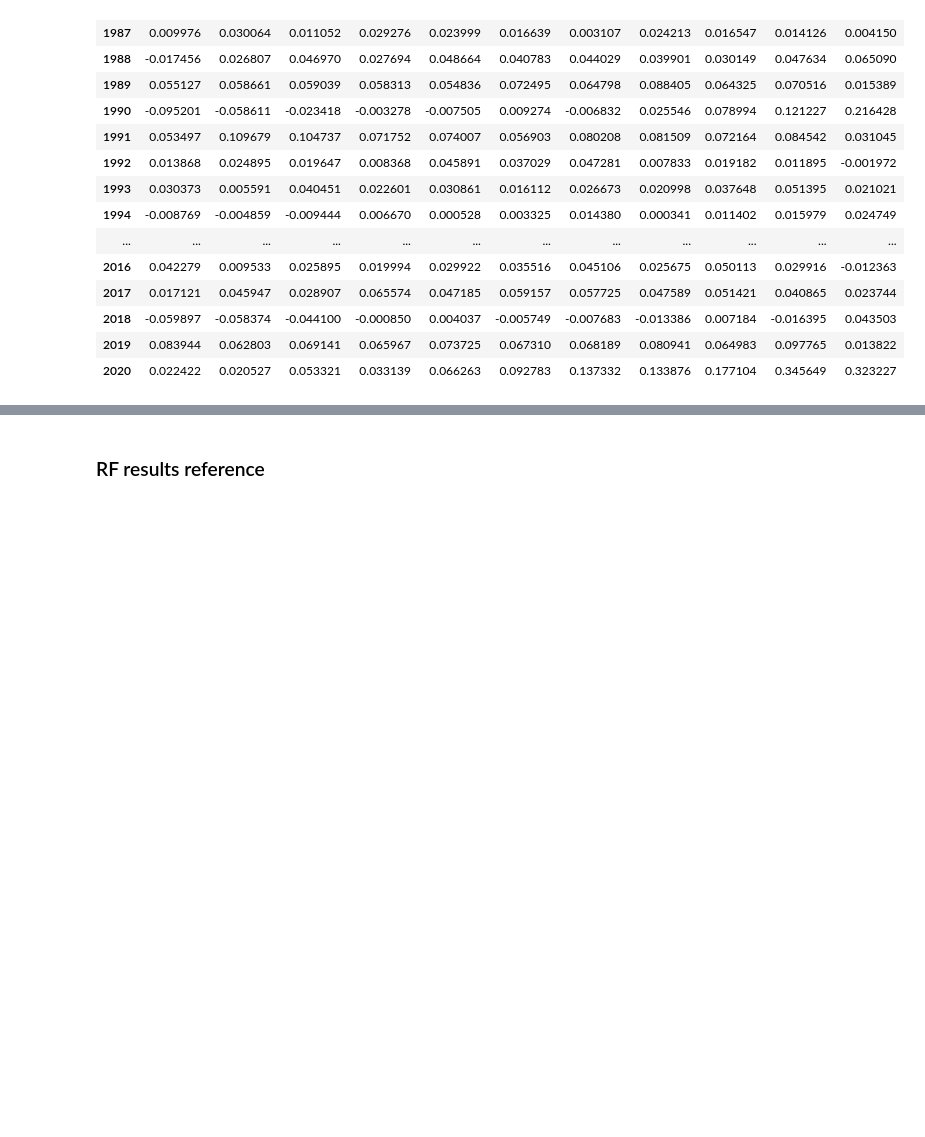
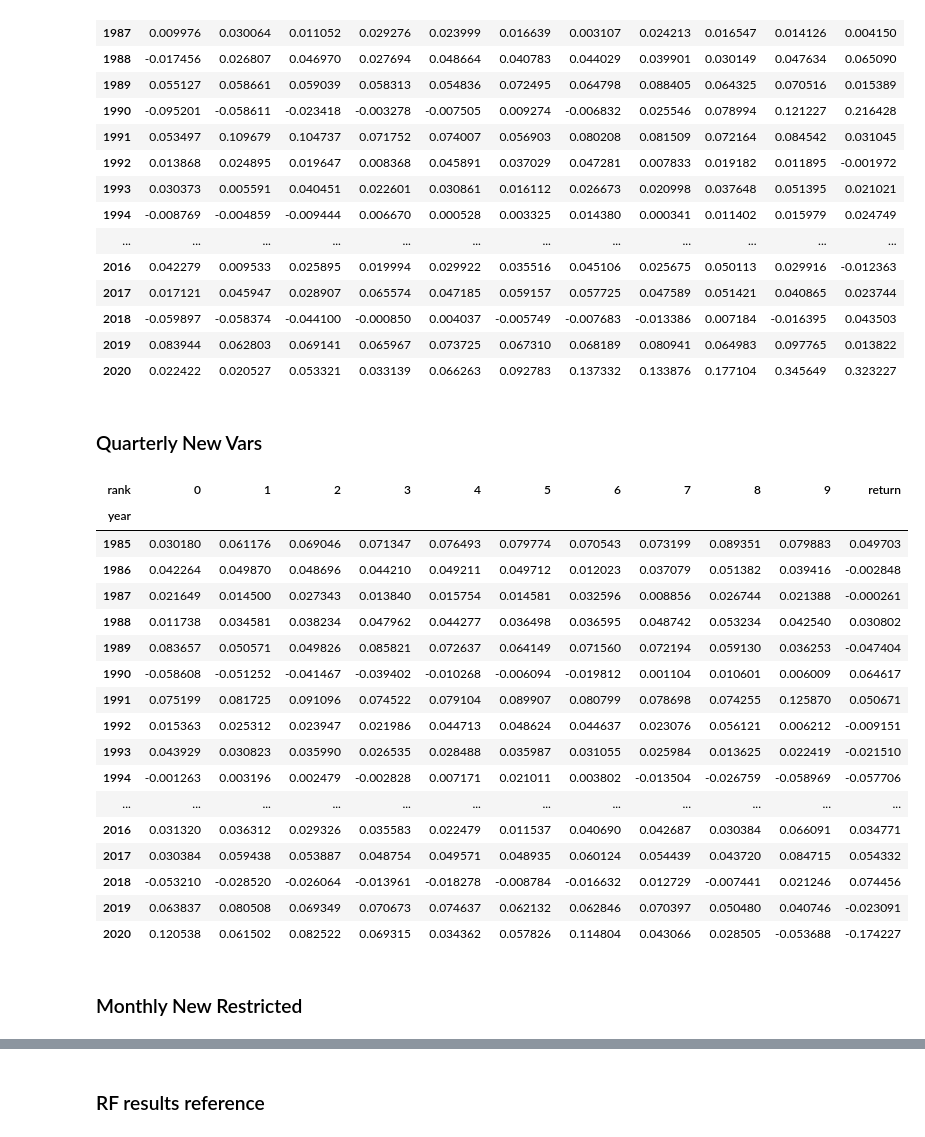
Before and after one commit to kevinidea/neural_network_stock_model, a Jupyter notebook: src/prediction_postprocessing.ipynb, the cells around one changed output, grey strips where cells are left out. Cells and saved outputs as stored; diff of their text form; code cells hidden in the pictures; blank space fills up the shorter version.

```diff
--- a/src/prediction_postprocessing.ipynb
+++ b/src/prediction_postprocessing.ipynb
@@ -216,5 +228,7 @@ def analyze_result_files(result_dir):
 
     return summary
 # %%
+quarterly_restricted_result_dir = 'kevin/output/prediction/quarterly_new_restricted/result.csv'
+quarterly_new_result_dir = 'kevin/output/prediction/quarterly_new_vars/result.csv'
 monthly_restricted_result_dir = 'kevin/output/prediction/monthly_new_restricted/result.csv'
-quarterly_restricted_result_dir = 'kevin/output/prediction/quarterly_new_restricted/result.csv'
+monthly_new_result_dir = 'kevin/output/prediction/monthly_new_vars/result.csv'
@@ -260,3 +255,28 @@ analyze_result_files(quarterly_restricted_result_dir)
 | 2018 | -0.059897 | -0.058374 | -0.044100 | -0.000850 | 0.004037 | -0.005749 | -0.007683 | -0.013386 | 0.007184 | -0.016395 | 0.043503 |
 | 2019 | 0.083944 | 0.062803 | 0.069141 | 0.065967 | 0.073725 | 0.067310 | 0.068189 | 0.080941 | 0.064983 | 0.097765 | 0.013822 |
 | 2020 | 0.022422 | 0.020527 | 0.053321 | 0.033139 | 0.066263 | 0.092783 | 0.137332 | 0.133876 | 0.177104 | 0.345649 | 0.323227 |
+# %% [markdown]
+### Quarterly New Vars
+# %%
+analyze_result_files(quarterly_new_result_dir)
+# %% [output]
+| rank | 0 | 1 | 2 | 3 | 4 | 5 | 6 | 7 | 8 | 9 | return |
+| year |  |  |  |  |  |  |  |  |  |  |  |
+| 1985 | 0.030180 | 0.061176 | 0.069046 | 0.071347 | 0.076493 | 0.079774 | 0.070543 | 0.073199 | 0.089351 | 0.079883 | 0.049703 |
+| 1986 | 0.042264 | 0.049870 | 0.048696 | 0.044210 | 0.049211 | 0.049712 | 0.012023 | 0.037079 | 0.051382 | 0.039416 | -0.002848 |
+| 1987 | 0.021649 | 0.014500 | 0.027343 | 0.013840 | 0.015754 | 0.014581 | 0.032596 | 0.008856 | 0.026744 | 0.021388 | -0.000261 |
+| 1988 | 0.011738 | 0.034581 | 0.038234 | 0.047962 | 0.044277 | 0.036498 | 0.036595 | 0.048742 | 0.053234 | 0.042540 | 0.030802 |
+| 1989 | 0.083657 | 0.050571 | 0.049826 | 0.085821 | 0.072637 | 0.064149 | 0.071560 | 0.072194 | 0.059130 | 0.036253 | -0.047404 |
+| 1990 | -0.058608 | -0.051252 | -0.041467 | -0.039402 | -0.010268 | -0.006094 | -0.019812 | 0.001104 | 0.010601 | 0.006009 | 0.064617 |
+| 1991 | 0.075199 | 0.081725 | 0.091096 | 0.074522 | 0.079104 | 0.089907 | 0.080799 | 0.078698 | 0.074255 | 0.125870 | 0.050671 |
+| 1992 | 0.015363 | 0.025312 | 0.023947 | 0.021986 | 0.044713 | 0.048624 | 0.044637 | 0.023076 | 0.056121 | 0.006212 | -0.009151 |
+| 1993 | 0.043929 | 0.030823 | 0.035990 | 0.026535 | 0.028488 | 0.035987 | 0.031055 | 0.025984 | 0.013625 | 0.022419 | -0.021510 |
+| 1994 | -0.001263 | 0.003196 | 0.002479 | -0.002828 | 0.007171 | 0.021011 | 0.003802 | -0.013504 | -0.026759 | -0.058969 | -0.057706 |
+| ... | ... | ... | ... | ... | ... | ... | ... | ... | ... | ... | ... |
+| 2016 | 0.031320 | 0.036312 | 0.029326 | 0.035583 | 0.022479 | 0.011537 | 0.040690 | 0.042687 | 0.030384 | 0.066091 | 0.034771 |
+| 2017 | 0.030384 | 0.059438 | 0.053887 | 0.048754 | 0.049571 | 0.048935 | 0.060124 | 0.054439 | 0.043720 | 0.084715 | 0.054332 |
+| 2018 | -0.053210 | -0.028520 | -0.026064 | -0.013961 | -0.018278 | -0.008784 | -0.016632 | 0.012729 | -0.007441 | 0.021246 | 0.074456 |
+| 2019 | 0.063837 | 0.080508 | 0.069349 | 0.070673 | 0.074637 | 0.062132 | 0.062846 | 0.070397 | 0.050480 | 0.040746 | -0.023091 |
+| 2020 | 0.120538 | 0.061502 | 0.082522 | 0.069315 | 0.034362 | 0.057826 | 0.114804 | 0.043066 | 0.028505 | -0.053688 | -0.174227 |
+# %% [markdown]
+### Monthly New Restricted
```
Also changed, not shown: parts of 16 cells of this notebook.
